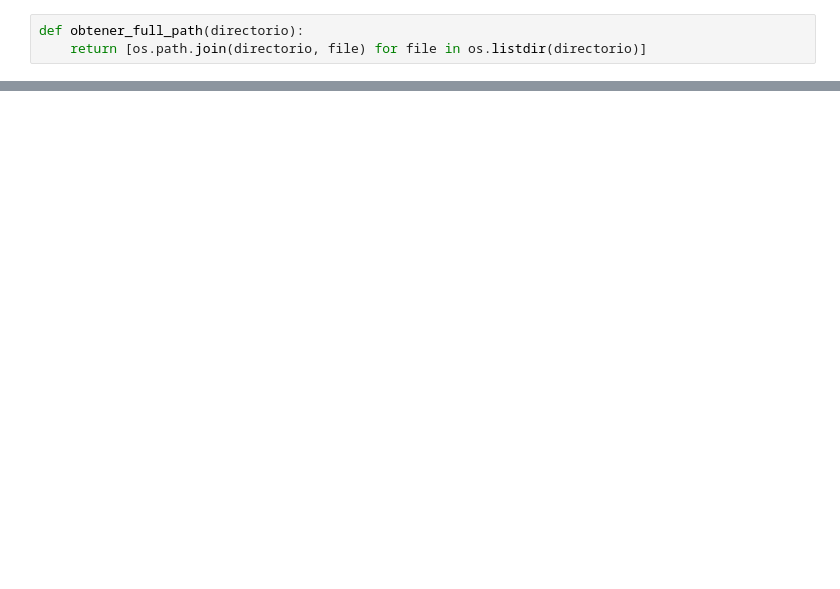
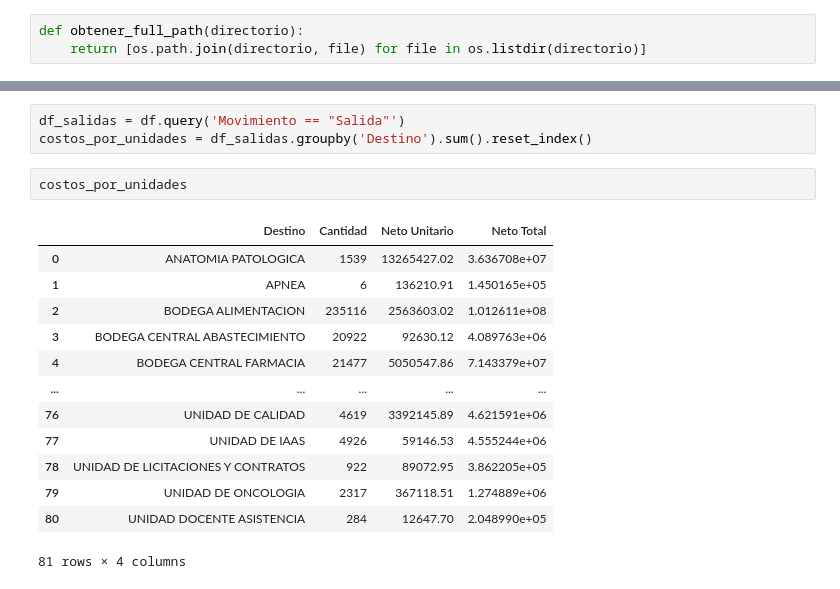
Before and after one commit to JavierRojas14/int, a Jupyter notebook: Finanzas/analisis_gasto_por_servicio/2022/analisis.ipynb, the cells around one changed output, grey strips where cells are left out. Saved outputs shown, nothing was run; the diff lists cells and outputs as text; blank space fills up the shorter version.

```diff
--- a/Finanzas/analisis_gasto_por_servicio/2022/analisis.ipynb
+++ b/Finanzas/analisis_gasto_por_servicio/2022/analisis.ipynb
@@ -24,0 +13,19 @@ df.sort_values('Fecha')
+# %%
+df_salidas = df.query('Movimiento == "Salida"')
+costos_por_unidades = df_salidas.groupby('Destino').sum().reset_index()
+# %%
+costos_por_unidades
+# %% [output]
+|  | Destino | Cantidad | Neto Unitario | Neto Total |
+| 0 | ANATOMIA PATOLOGICA | 1539 | 13265427.02 | 3.636708e+07 |
+| 1 | APNEA | 6 | 136210.91 | 1.450165e+05 |
+| 2 | BODEGA ALIMENTACION | 235116 | 2563603.02 | 1.012611e+08 |
+| 3 | BODEGA CENTRAL ABASTECIMIENTO | 20922 | 92630.12 | 4.089763e+06 |
+| 4 | BODEGA CENTRAL FARMACIA | 21477 | 5050547.86 | 7.143379e+07 |
+| ... | ... | ... | ... | ... |
+| 76 | UNIDAD DE CALIDAD | 4619 | 3392145.89 | 4.621591e+06 |
+| 77 | UNIDAD DE IAAS | 4926 | 59146.53 | 4.555244e+06 |
+| 78 | UNIDAD DE LICITACIONES Y CONTRATOS | 922 | 89072.95 | 3.862205e+05 |
+| 79 | UNIDAD DE ONCOLOGIA | 2317 | 367118.51 | 1.274889e+06 |
+| 80 | UNIDAD DOCENTE ASISTENCIA | 284 | 12647.70 | 2.048990e+05 |
+81 rows × 4 columns
```
Also changed, not shown: parts of 4 cells of this notebook, 3 other files.
